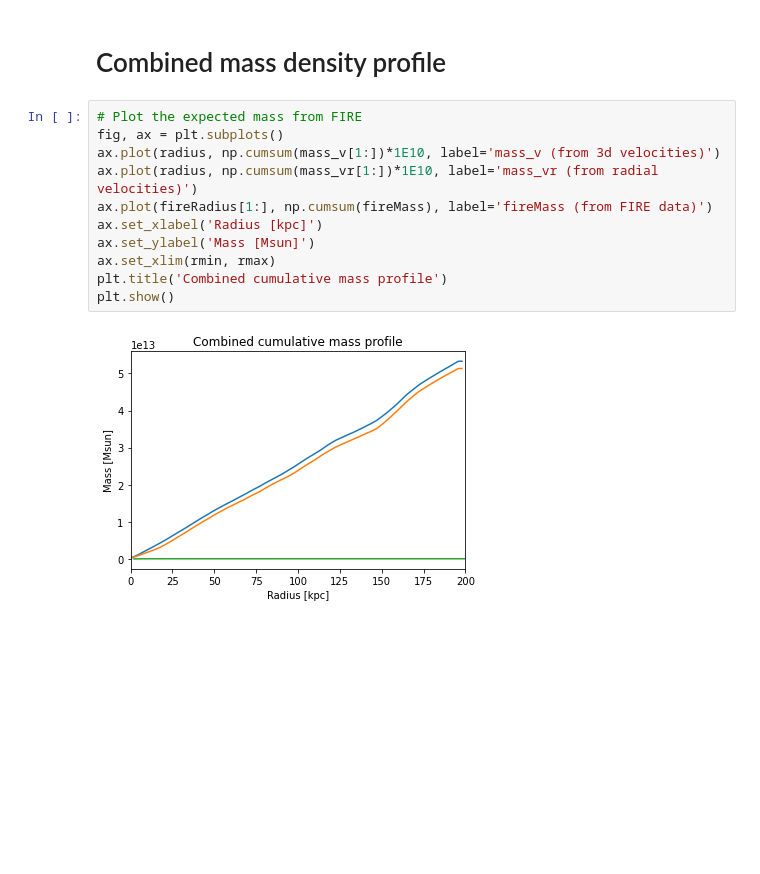
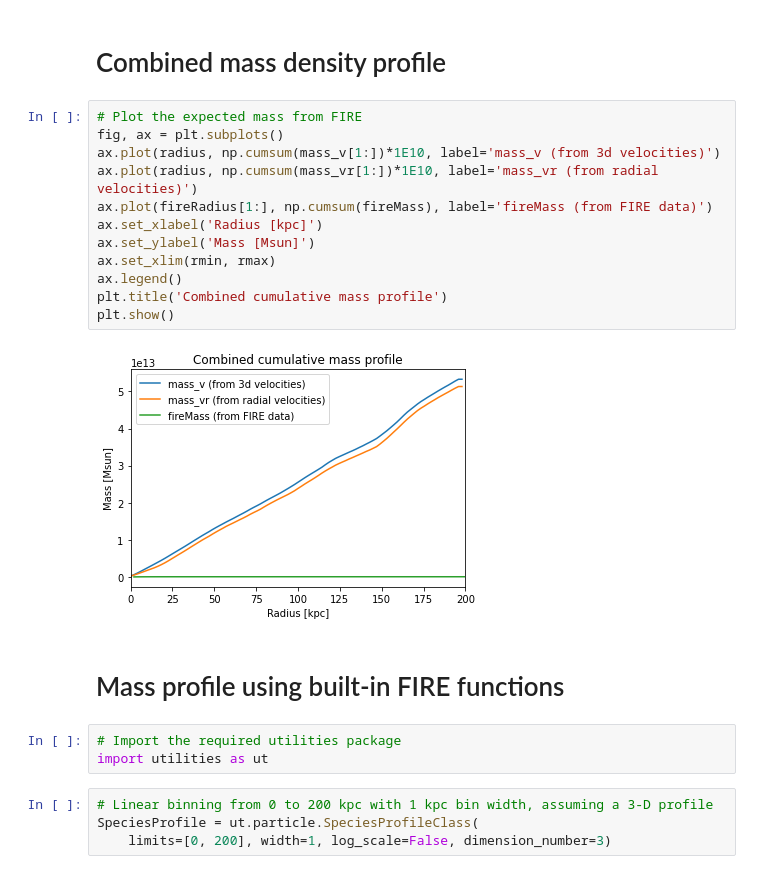
Before and after one commit to aeden2019/fire_mass, a Jupyter notebook: fire_mass.ipynb, the cells around one changed output. Cells and saved outputs as stored; diff of their text form; blank space fills up the shorter version.

Commit message:
Included built-in FIRE mass profile

```diff
--- a/fire_mass.ipynb
+++ b/fire_mass.ipynb
@@ -277,13 +277,23 @@ plt.show()
 # %%
 # Plot the expected mass from FIRE
 fig, ax = plt.subplots()
 ax.plot(radius, np.cumsum(mass_v[1:])*1E10, label='mass_v (from 3d velocities)')
 ax.plot(radius, np.cumsum(mass_vr[1:])*1E10, label='mass_vr (from radial velocities)')
 ax.plot(fireRadius[1:], np.cumsum(fireMass), label='fireMass (from FIRE data)')
 ax.set_xlabel('Radius [kpc]')
 ax.set_ylabel('Mass [Msun]')
 ax.set_xlim(rmin, rmax)
+ax.legend()
 plt.title('Combined cumulative mass profile')
 plt.show()
 # %% [output]
-[figure, old version]
+[figure, new version]
+# %% [markdown]
+# Mass profile using built-in FIRE functions
+# %%
+# Import the required utilities package
+import utilities as ut
+# %%
+# Linear binning from 0 to 200 kpc with 1 kpc bin width, assuming a 3-D profile
+SpeciesProfile = ut.particle.SpeciesProfileClass(
+    limits=[0, 200], width=1, log_scale=False, dimension_number=3)
```
Also changed, not shown: parts of 5 cells of this notebook.
